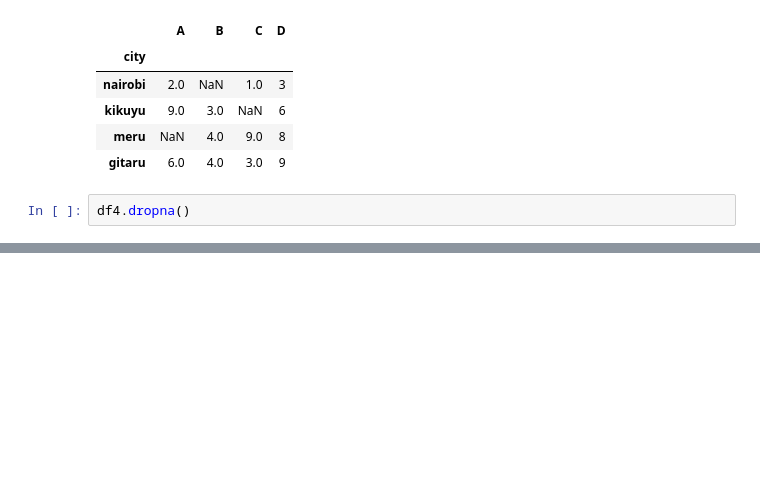
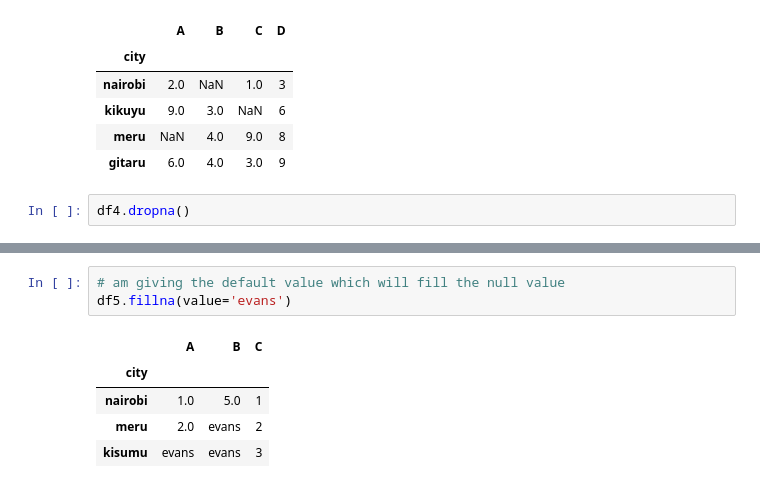
Before and after one commit to texaskyle/machine_learning, a Jupyter notebook: tutorial_py/pandas/codes/pandas data manipulation/pandas_data_manipulation_2.ipynb, the cells around one changed output, grey strips where cells are left out. Saved outputs shown, nothing was run; the diff lists cells and outputs as text; blank space fills up the shorter version.

```diff
--- a/tutorial_py/pandas/codes/pandas data manipulation/pandas_data_manipulation_2.ipynb
+++ b/tutorial_py/pandas/codes/pandas data manipulation/pandas_data_manipulation_2.ipynb
@@ -648,0 +667,9 @@ df4.dropna()
+# %%
+# am giving the default value which will fill the null value
+df5.fillna(value='evans')
+# %% [output]
+|  | A | B | C |
+| city |  |  |  |
+| nairobi | 1.0 | 5.0 | 1 |
+| meru | 2.0 | evans | 2 |
+| kisumu | evans | evans | 3 |
```
Also changed, not shown: parts of 5 cells of this notebook, 3 other files.
